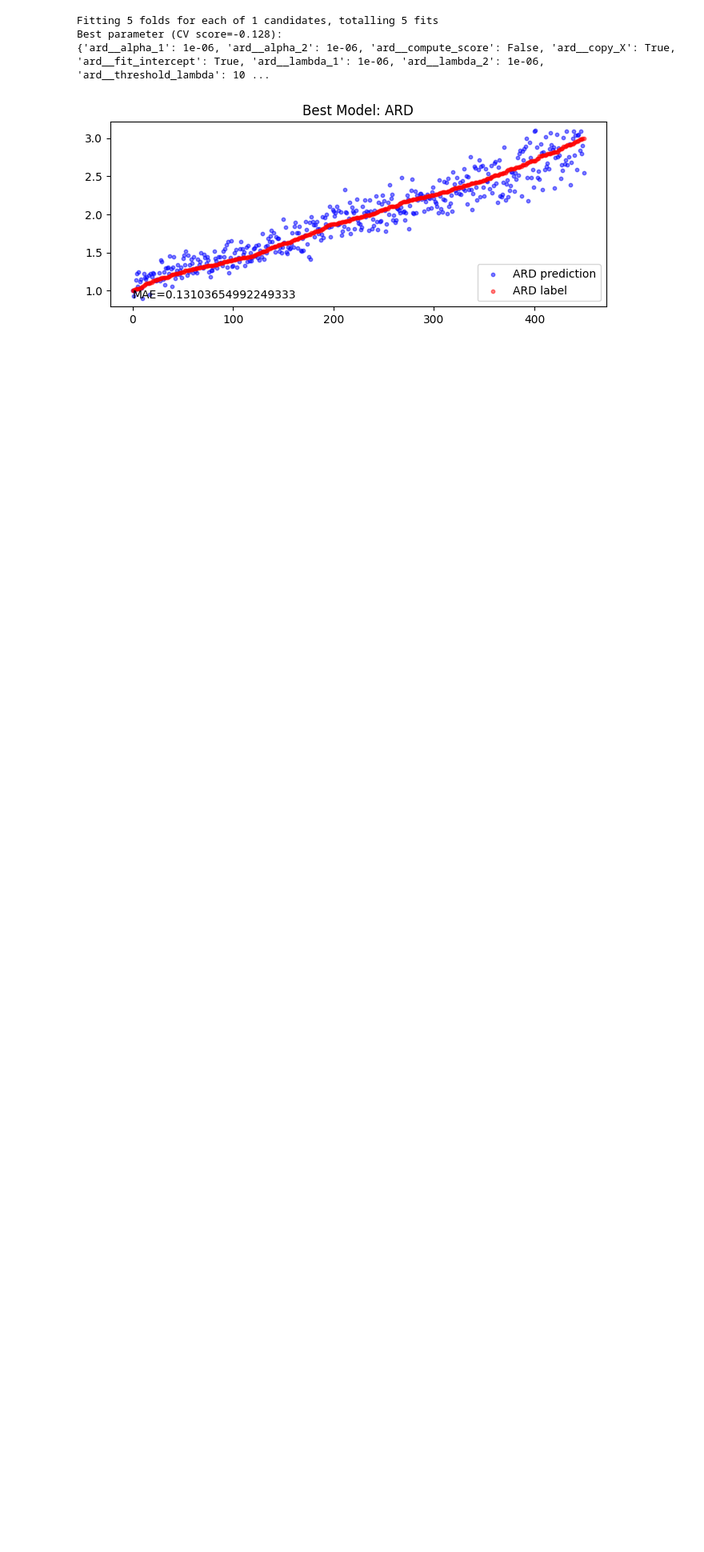
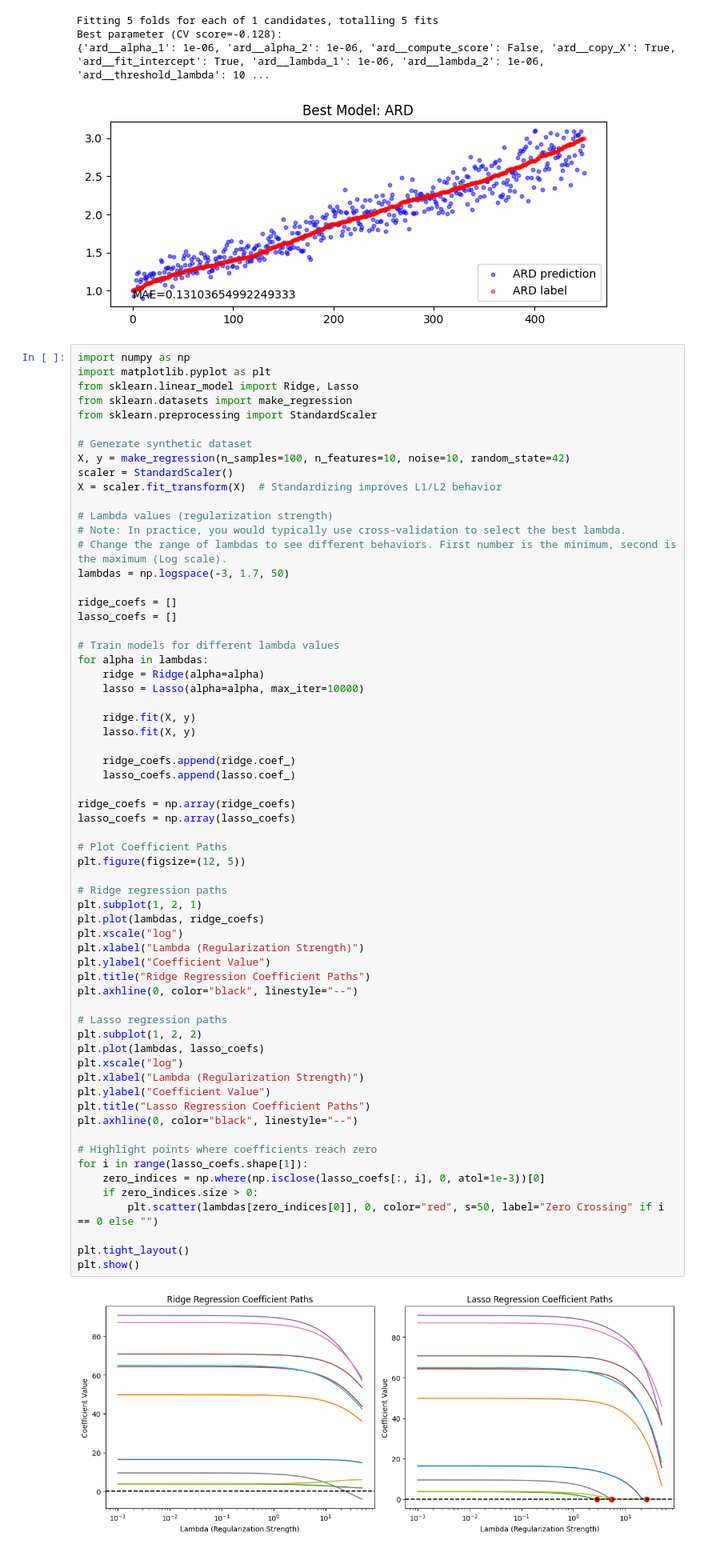
Before and after one commit to wsonguga/SensorAI, a Jupyter notebook: tutorials/tutorial_regression.ipynb, the cells around one changed output. Shown at 80% size. Cells and saved outputs as stored; diff of their text form; blank space fills up the shorter version.

```diff
--- a/tutorials/tutorial_regression.ipynb
+++ b/tutorials/tutorial_regression.ipynb
@@ -759,6 +919,71 @@ Fitting 5 folds for each of 1 candidates, totalling 5 fits
 Best parameter (CV score=-0.128):
 {'ard__alpha_1': 1e-06, 'ard__alpha_2': 1e-06, 'ard__compute_score': False, 'ard__copy_X': True, 'ard__fit_intercept': True, 'ard__lambda_1': 1e-06, 'ard__lambda_2': 1e-06, 'ard__threshold_lambda': 10 ...
 [figure]
+# %%
+import numpy as np
+import matplotlib.pyplot as plt
+from sklearn.linear_model import Ridge, Lasso
+from sklearn.datasets import make_regression
+from sklearn.preprocessing import StandardScaler
+
+# Generate synthetic dataset
+X, y = make_regression(n_samples=100, n_features=10, noise=10, random_state=42)
+scaler = StandardScaler()
+X = scaler.fit_transform(X)  # Standardizing improves L1/L2 behavior
+
+# Lambda values (regularization strength)
+# Note: In practice, you would typically use cross-validation to select the best lambda.
+# Change the range of lambdas to see different behaviors. First number is the minimum, second is the maximum (Log scale).
+lambdas = np.logspace(-3, 1.7, 50)
+
+ridge_coefs = []
+lasso_coefs = []
+
+# Train models for different lambda values
+for alpha in lambdas:
+    ridge = Ridge(alpha=alpha)
+    lasso = Lasso(alpha=alpha, max_iter=10000)
+
+    ridge.fit(X, y)
+    lasso.fit(X, y)
+
+    ridge_coefs.append(ridge.coef_)
+    lasso_coefs.append(lasso.coef_)
+
+ridge_coefs = np.array(ridge_coefs)
+lasso_coefs = np.array(lasso_coefs)
+
+# Plot Coefficient Paths
+plt.figure(figsize=(12, 5))
+
+# Ridge regression paths
+plt.subplot(1, 2, 1)
+plt.plot(lambdas, ridge_coefs)
+plt.xscale("log")
+plt.xlabel("Lambda (Regularization Strength)")
+plt.ylabel("Coefficient Value")
+plt.title("Ridge Regression Coefficient Paths")
+plt.axhline(0, color="black", linestyle="--")
+
+# Lasso regression paths
+plt.subplot(1, 2, 2)
+plt.plot(lambdas, lasso_coefs)
+plt.xscale("log")
+plt.xlabel("Lambda (Regularization Strength)")
+plt.ylabel("Coefficient Value")
+plt.title("Lasso Regression Coefficient Paths")
+plt.axhline(0, color="black", linestyle="--")
+
+# Highlight points where coefficients reach zero
+for i in range(lasso_coefs.shape[1]):
+    zero_indices = np.where(np.isclose(lasso_coefs[:, i], 0, atol=1e-3))[0]
+    if zero_indices.size > 0:
+        plt.scatter(lambdas[zero_indices[0]], 0, color="red", s=50, label="Zero Crossing" if i == 0 else "")
+
+plt.tight_layout()
+plt.show()
+# %% [output]
+[figure, added]
 # %% [markdown]
 ### Elastic Nets
 
```
Also changed, not shown: parts of 20 cells of this notebook.
